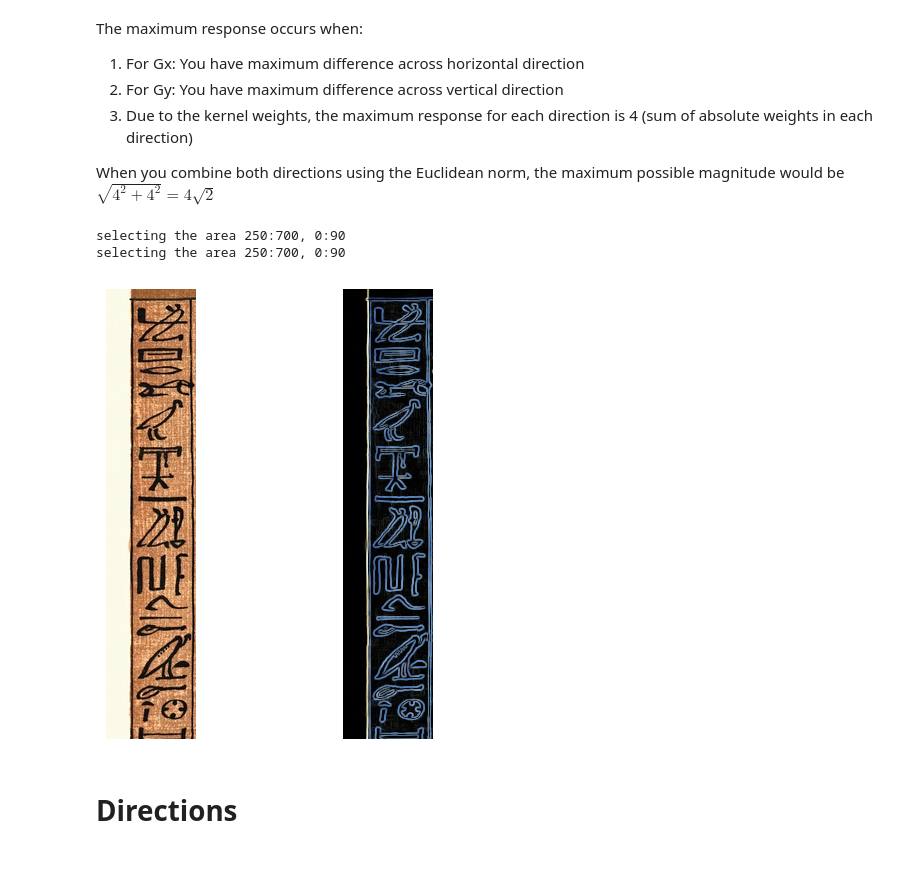
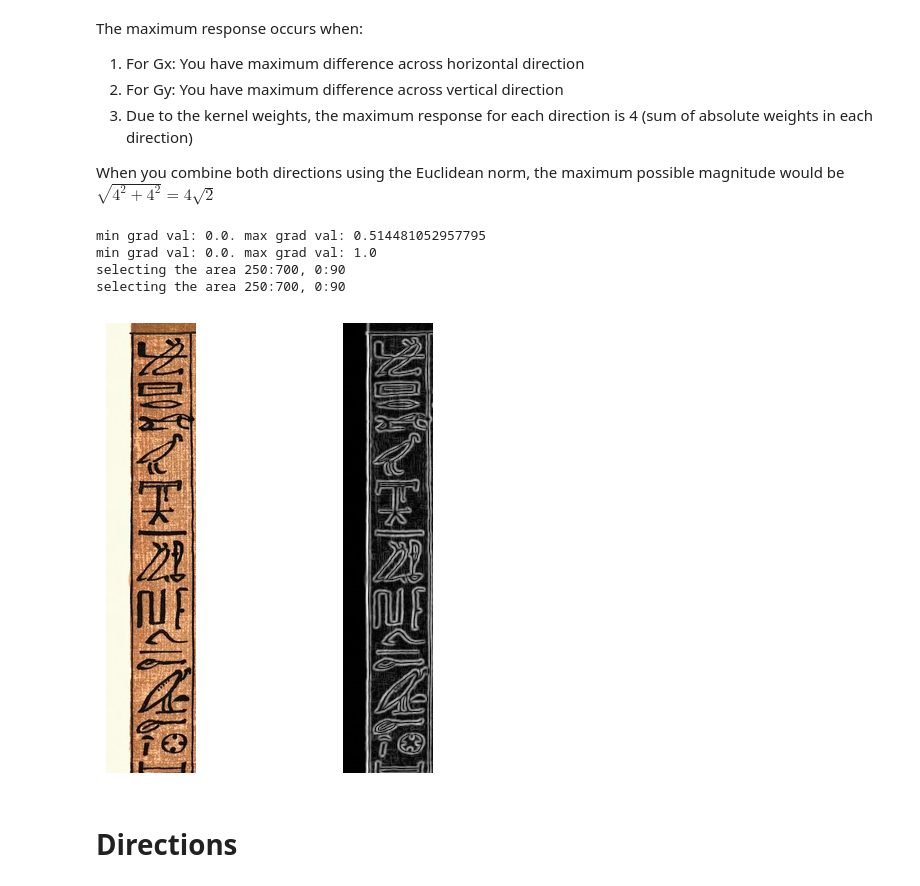
Before and after one commit to seafoodfry/ml-workspace, a Jupyter notebook: gpu-sandbox/vision/004-derivatives-and-edges.ipynb, the cells around one changed output. Saved outputs shown, nothing was run; the diff lists cells and outputs as text; code cells hidden in the pictures.

```diff
--- a/gpu-sandbox/vision/004-derivatives-and-edges.ipynb
+++ b/gpu-sandbox/vision/004-derivatives-and-edges.ipynb
@@ -229,13 +282,20 @@ selecting the area 250:700, 0:90
 # %%
 # Witha bilateral blur now.
-scroll_with_blur = cv.bilateralFilter(CACHE['scroll'].img, 9, 91, 91)
+gray_img = cv.cvtColor(CACHE['scroll'].img, cv.COLOR_BGR2GRAY)
+gray_with_blur = cv.bilateralFilter(gray_img, 9, 91, 91)
+gray_norm = cv.normalize(gray_with_blur, None, 0, 1, cv.NORM_MINMAX, cv.CV_64F)
 
-sobelX = cv.Sobel(scroll_with_blur, cv.CV_64F, 1, 0, borderType=cv.BORDER_DEFAULT)
-sobelY = cv.Sobel(scroll_with_blur, cv.CV_64F, 0, 1, borderType=cv.BORDER_DEFAULT)
+sobelX = cv.Sobel(gray_norm, cv.CV_64F, 1, 0, borderType=cv.BORDER_DEFAULT)
+sobelY = cv.Sobel(gray_norm, cv.CV_64F, 0, 1, borderType=cv.BORDER_DEFAULT)
 
-abs_grad_x = cv.convertScaleAbs(sobelX)
-abs_grad_y = cv.convertScaleAbs(sobelY)
-grad = cv.addWeighted(abs_grad_x, 0.5, abs_grad_y, 0.5, 0)
+# Calculate gradient magnitude and normalize to [0, 1].
+gradient_magnitude = np.sqrt(np.square(sobelX) + np.square(sobelY))
+normalized_gradient = cv.normalize(gradient_magnitude, None, 0, 1, cv.NORM_MINMAX, cv.CV_64F)
+
+# For visualization (scale to [0, 255]).
+visualization_x = cv.normalize(np.absolute(sobelX), None, 0, 255, cv.NORM_MINMAX, cv.CV_8U)
+visualization_y = cv.normalize(np.absolute(sobelY), None, 0, 255, cv.NORM_MINMAX, cv.CV_8U)
+visualization_magnitude = cv.normalize(normalized_gradient, None, 0, 255, cv.NORM_MINMAX, cv.CV_8U)
 
 
 plt.subplot(1, 4, 1)
@@ -243,15 +303,15 @@ plt.imshow( roi.slice(CACHE['scroll'].rgb()) )
 plt.axis('off')
 
 plt.subplot(1, 4, 2)
-plt.imshow( roi.slice(abs_grad_x), cmap='gray')
+plt.imshow( roi.slice(visualization_x), cmap='gray')
 plt.axis('off')
 
 plt.subplot(1, 4, 3)
-plt.imshow( roi.slice(abs_grad_y), cmap='gray')
+plt.imshow( roi.slice(visualization_y), cmap='gray')
 plt.axis('off')
 
 plt.subplot(1, 4, 4)
-plt.imshow( roi.slice(grad), cmap='gray')
+plt.imshow( roi.slice(visualization_magnitude), cmap='gray')
 plt.axis('off')
 
 plt.tight_layout()
@@ -286,31 +345,43 @@ The maximum response occurs when:
 When you combine both directions using the Euclidean norm, the maximum possible magnitude would be
 $\sqrt{4^2 + 4^2} = 4\sqrt{2}$
 # %%
-scroll_with_blur = cv.bilateralFilter(CACHE['scroll'].img, 9, 91, 91)
+gray_img = cv.cvtColor(CACHE['scroll'].img, cv.COLOR_BGR2GRAY)
+gray_with_blur = cv.GaussianBlur(gray_img, (3, 3), 0)
+gray_norm = cv.normalize(gray_with_blur, None, 0, 1, cv.NORM_MINMAX, cv.CV_64F)
 
-sobelX = cv.Sobel(scroll_with_blur, cv.CV_64F, 1, 0, borderType=cv.BORDER_DEFAULT)
-sobelY = cv.Sobel(scroll_with_blur, cv.CV_64F, 0, 1, borderType=cv.BORDER_DEFAULT)
+
+sobelX = cv.Sobel(gray_norm, cv.CV_64F, 1, 0, borderType=cv.BORDER_DEFAULT)
+sobelY = cv.Sobel(gray_norm, cv.CV_64F, 0, 1, borderType=cv.BORDER_DEFAULT)
 
 grad = np.sqrt(np.square(sobelX) + np.square(sobelY))
 grad = grad / (4 * np.sqrt(2))
+print(f'min grad val: {np.min(grad)}. max grad val: {np.max(grad)}')
 
 # Normalize to [0,1] before plotting - gradients can still be above 1.
+# TThe division by 4√2 gives us the "true" normalized gradient values relative to what's
+# theoretically possible with the Sobel kernels. However, for most practical applications
+# (especially visualization and ML), we care more about the relative differences between
+# gradients in this specific image.
 grad_normalized = grad / grad.max()
+print(f'min grad val: {np.min(grad_normalized)}. max grad val: {np.max(grad_normalized)}')
+
 
 plt.subplot(1, 2, 1)
 plt.imshow( roi.slice(CACHE['scroll'].rgb()) )
 plt.axis('off')
 
 plt.subplot(1, 2, 2)
 plt.imshow( roi.slice( grad_normalized ), cmap='gray')
 plt.axis('off')
 
 plt.tight_layout()
 plt.show()
 # %% [output]
+min grad val: 0.0. max grad val: 0.514481052957795
+min grad val: 0.0. max grad val: 1.0
 selecting the area 250:700, 0:90
 selecting the area 250:700, 0:90
-[figure, old version]
+[figure, new version]
 # %% [markdown]
 # Directions
 # %%
```
Also changed, not shown: parts of 17 cells of this notebook.
